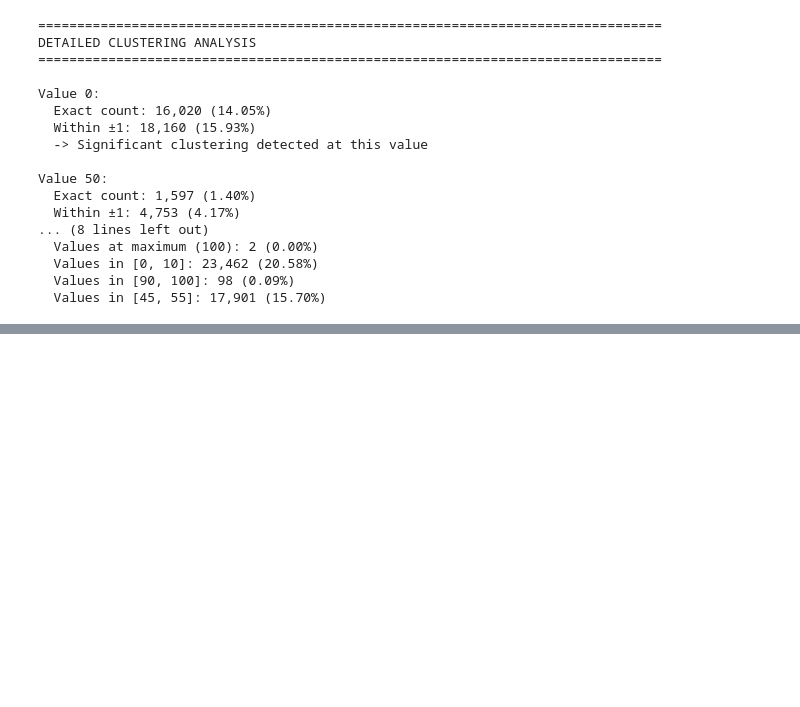
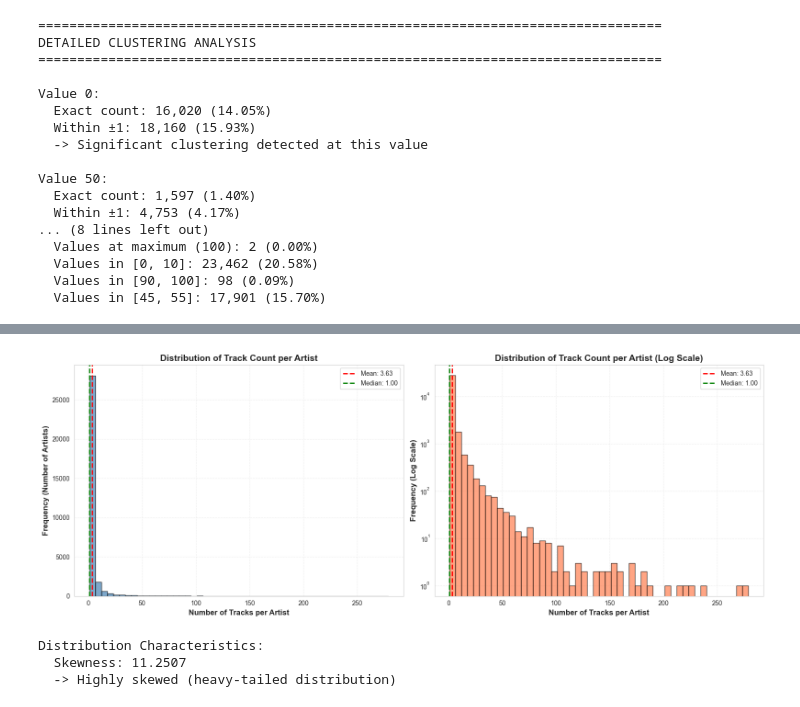
Before and after one commit to saachidhamija/spotify-popularity-prediction, a Jupyter notebook: spotify-popularity-prediction.ipynb, the cells around one changed output, grey strips where cells are left out. Cells and saved outputs as stored; diff of their text form; code cells hidden in the pictures; blank space fills up the shorter version.

```diff
--- a/spotify-popularity-prediction.ipynb
+++ b/spotify-popularity-prediction.ipynb
@@ -820,0 +1435,50 @@ Value 50:
+# %%
+# ============================================================================
+# Artist Frequency Distribution: Histograms
+# ============================================================================
+
+fig, axes = plt.subplots(1, 2, figsize=(16, 6))
+
+# Regular histogram
+axes[0].hist(artist_counts.values, bins=50, edgecolor='black', alpha=0.7, color='steelblue')
+axes[0].axvline(artist_counts.mean(), color='red', linestyle='--', linewidth=2,
+                label=f'Mean: {artist_counts.mean():.2f}')
+axes[0].axvline(artist_counts.median(), color='green', linestyle='--', linewidth=2,
+                label=f'Median: {artist_counts.median():.2f}')
+axes[0].set_xlabel('Number of Tracks per Artist', fontsize=12, fontweight='bold')
+axes[0].set_ylabel('Frequency (Number of Artists)', fontsize=12, fontweight='bold')
+axes[0].set_title('Distribution of Track Count per Artist', fontsize=14, fontweight='bold')
+axes[0].legend(loc='best')
+axes[0].grid(True, alpha=0.3, linestyle='--')
+
+# Log-scale histogram (for better visualization if highly skewed)
+axes[1].hist(artist_counts.values, bins=50, edgecolor='black', alpha=0.7, color='coral')
+axes[1].set_yscale('log')
+axes[1].axvline(artist_counts.mean(), color='red', linestyle='--', linewidth=2,
+                label=f'Mean: {artist_counts.mean():.2f}')
+axes[1].axvline(artist_counts.median(), color='green', linestyle='--', linewidth=2,
+                label=f'Median: {artist_counts.median():.2f}')
+axes[1].set_xlabel('Number of Tracks per Artist', fontsize=12, fontweight='bold')
+axes[1].set_ylabel('Frequency (Log Scale)', fontsize=12, fontweight='bold')
+axes[1].set_title('Distribution of Track Count per Artist (Log Scale)', fontsize=14, fontweight='bold')
+axes[1].legend(loc='best')
+axes[1].grid(True, alpha=0.3, linestyle='--')
+
+plt.tight_layout()
+plt.show()
+
+# Check for heavy-tailed distribution
+skewness_artist = stats.skew(artist_counts.values)
+print(f"\nDistribution Characteristics:")
+print(f"  Skewness: {skewness_artist:.4f}")
+if abs(skewness_artist) > 1:
+    print("  -> Highly skewed (heavy-tailed distribution)")
+elif abs(skewness_artist) > 0.5:
+    print("  -> Moderately skewed")
+else:
+    print("  -> Approximately symmetric")
+# %% [output]
+[figure, added]
+Distribution Characteristics:
+  Skewness: 11.2507
+  -> Highly skewed (heavy-tailed distribution)
```
Also changed, not shown: parts of 37 cells of this notebook.
